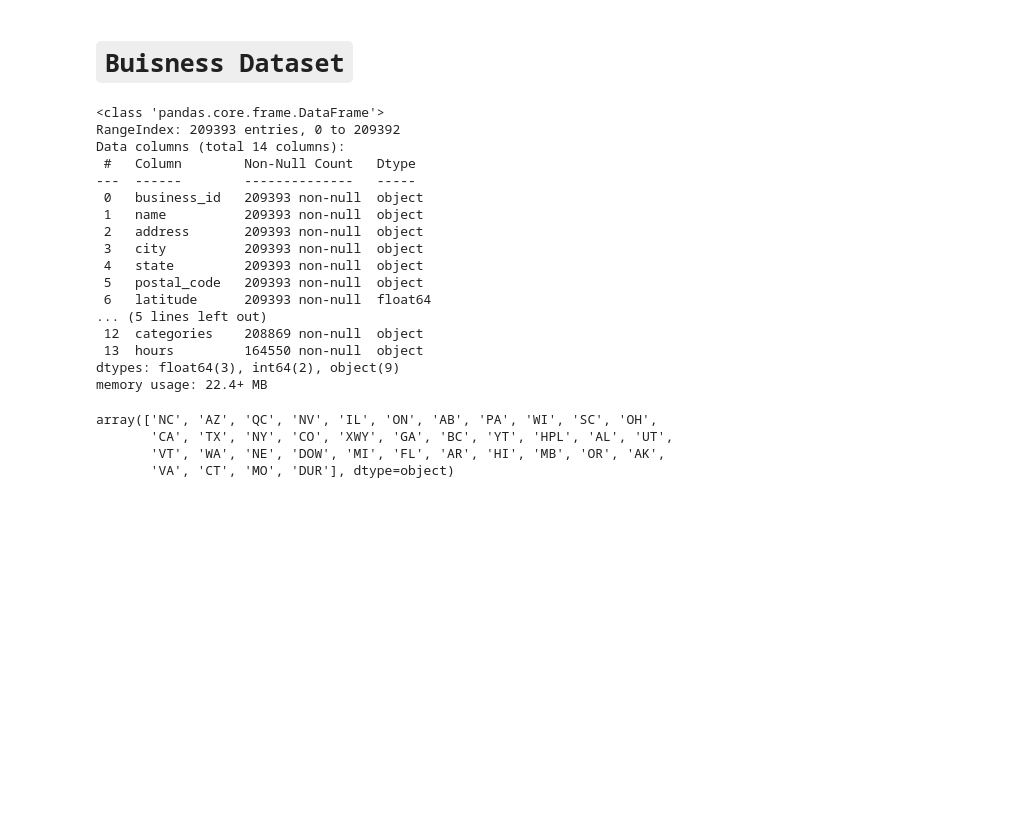
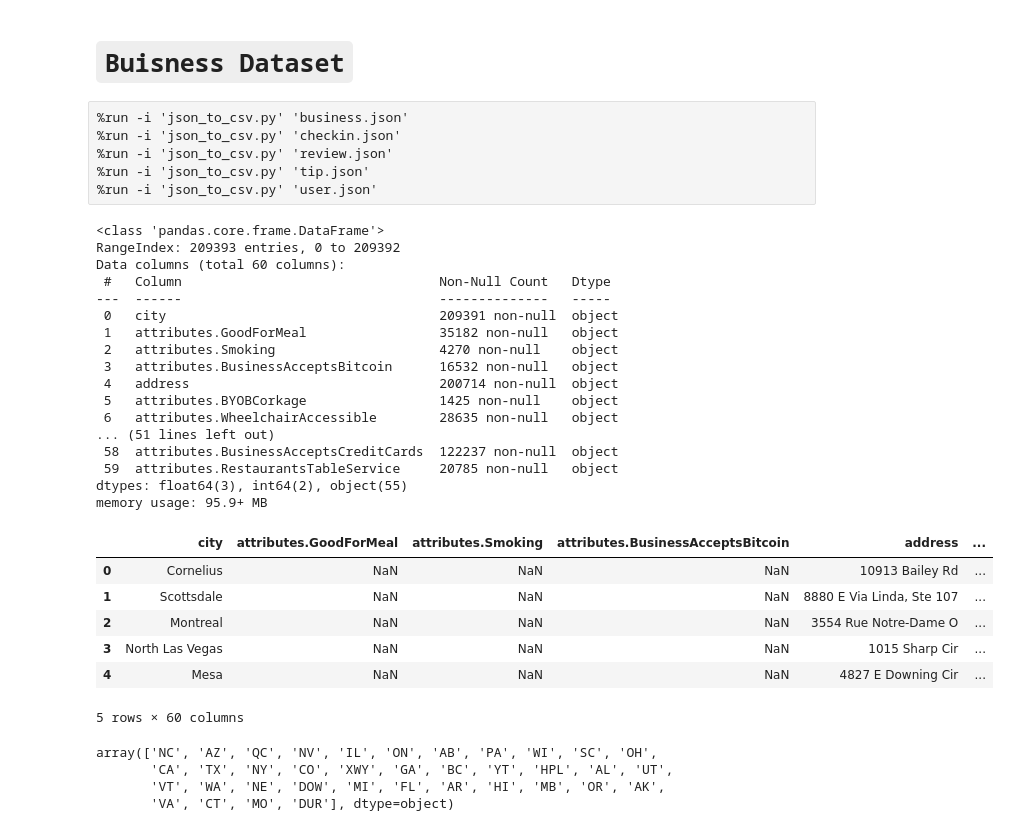
Before and after one commit to m-pushkar/Springboard, a Jupyter notebook: Recommendation Engine/Yelp_data_wrangling.ipynb, the cells around one changed output. Cells and saved outputs as stored; diff of their text form; code cells hidden in the pictures; blank space fills up the shorter version.

```diff
--- a/Recommendation Engine/Yelp_data_wrangling.ipynb
+++ b/Recommendation Engine/Yelp_data_wrangling.ipynb
@@ -32,30 +9,45 @@ for blob in blobs:
+# %% [raw]
+%run -i 'json_to_csv.py' 'business.json'
+%run -i 'json_to_csv.py' 'checkin.json'
+%run -i 'json_to_csv.py' 'review.json'
+%run -i 'json_to_csv.py' 'tip.json'
+%run -i 'json_to_csv.py' 'user.json'
 # %%
 # Load data
 
-business_data = pd.read_json('business.json', lines=True)
-business = pd.DataFrame(business_data)
+# business_data = pd.read_json('business.json', lines=True)
+business = pd.read_csv('business.csv')
+business.info()
+# %% [output]
+<class 'pandas.core.frame.DataFrame'>
+RangeIndex: 209393 entries, 0 to 209392
+Data columns (total 60 columns):
+ #   Column                                 Non-Null Count   Dtype
+---  ------                                 --------------   -----
+ 0   city                                   209391 non-null  object
+ 1   attributes.GoodForMeal                 35182 non-null   object
+ 2   attributes.Smoking                     4270 non-null    object
+ 3   attributes.BusinessAcceptsBitcoin      16532 non-null   object
+ 4   address                                200714 non-null  object
+ 5   attributes.BYOBCorkage                 1425 non-null    object
+ 6   attributes.WheelchairAccessible        28635 non-null   object
+... (51 lines left out)
+ 58  attributes.BusinessAcceptsCreditCards  122237 non-null  object
+ 59  attributes.RestaurantsTableService     20785 non-null   object
+dtypes: float64(3), int64(2), object(55)
+memory usage: 95.9+ MB
-# %%
-# Get useful information about dataframe
-
-business.info()
-# %% [output]
-<class 'pandas.core.frame.DataFrame'>
-RangeIndex: 209393 entries, 0 to 209392
-Data columns (total 14 columns):
- #   Column        Non-Null Count   Dtype
----  ------        --------------   -----
- 0   business_id   209393 non-null  object
- 1   name          209393 non-null  object
- 2   address       209393 non-null  object
- 3   city          209393 non-null  object
- 4   state         209393 non-null  object
- 5   postal_code   209393 non-null  object
- 6   latitude      209393 non-null  float64
-... (5 lines left out)
- 12  categories    208869 non-null  object
- 13  hours         164550 non-null  object
-dtypes: float64(3), int64(2), object(9)
-memory usage: 22.4+ MB
+# %%
+# DF Information
+
+business.head()
+# %% [output]
+|  | city | attributes.GoodForMeal | attributes.Smoking | attributes.BusinessAcceptsBitcoin | address | ... |
+| 0 | Cornelius | NaN | NaN | NaN | 10913 Bailey Rd | ... |
+| 1 | Scottsdale | NaN | NaN | NaN | 8880 E Via Linda, Ste 107 | ... |
+| 2 | Montreal | NaN | NaN | NaN | 3554 Rue Notre-Dame O | ... |
+| 3 | North Las Vegas | NaN | NaN | NaN | 1015 Sharp Cir | ... |
+| 4 | Mesa | NaN | NaN | NaN | 4827 E Downing Cir | ... |
+5 rows × 60 columns
 # %%
 # Get 'states' information
 
```
Also changed, not shown: parts of 21 cells of this notebook, 9 other files.
